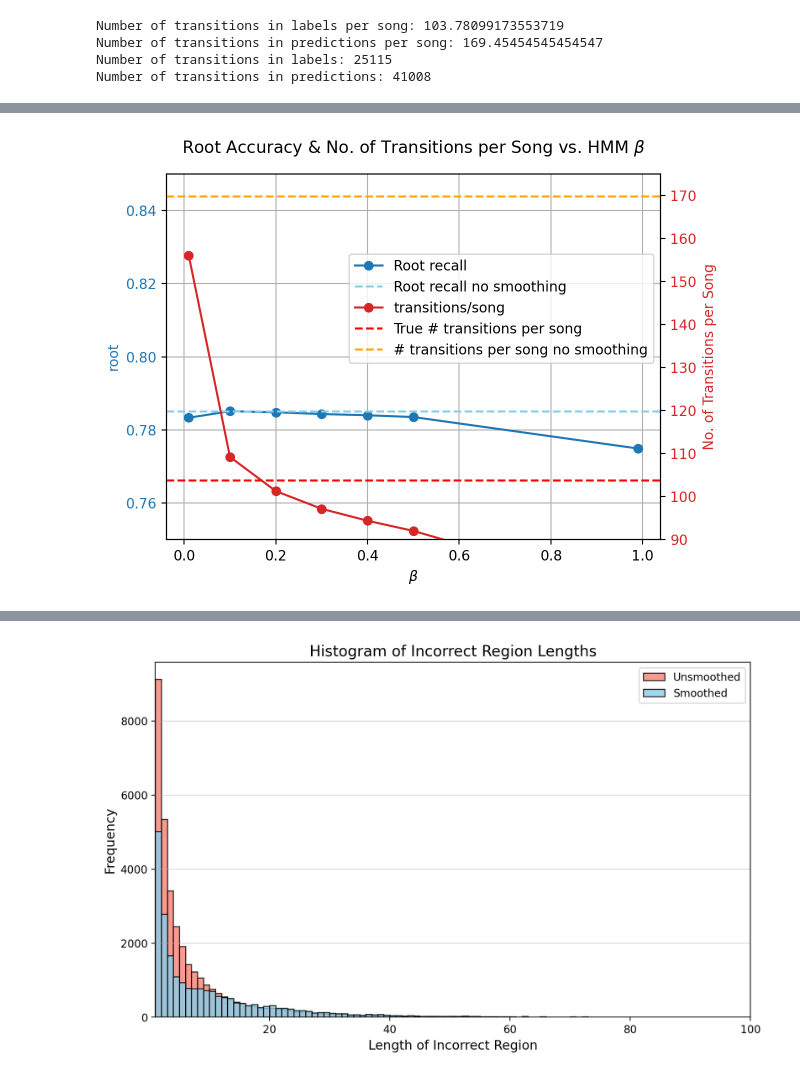
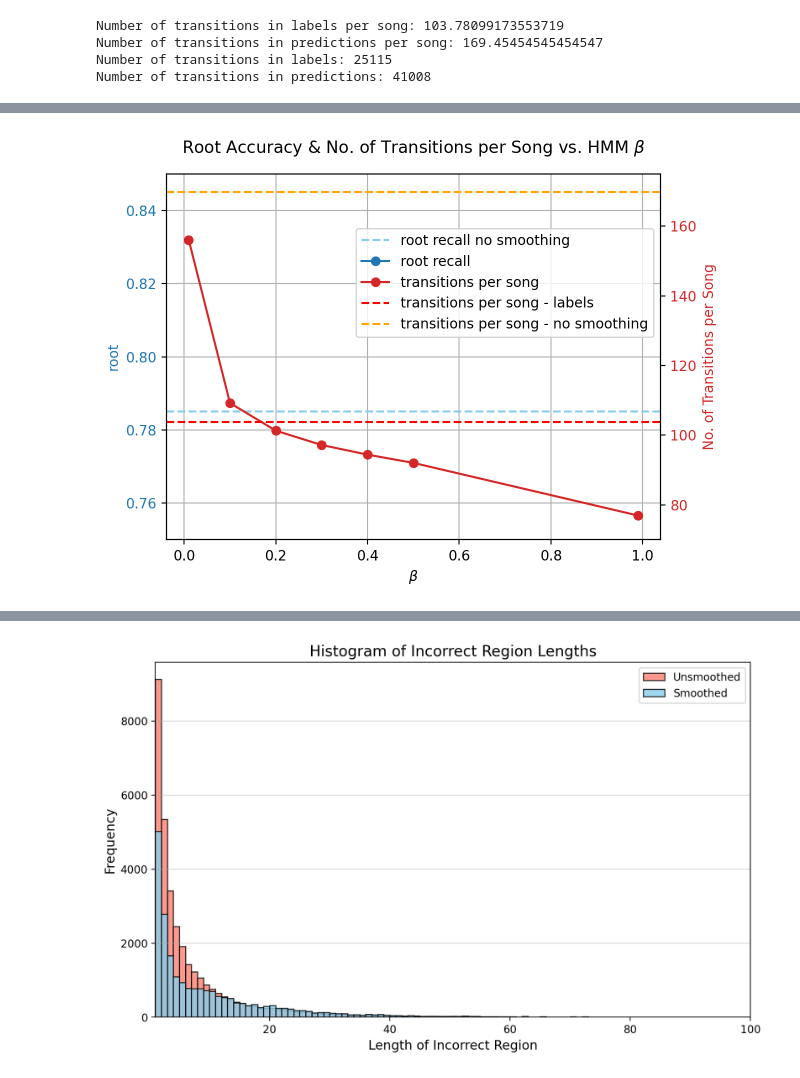
Before and after one commit to PierreRL/AutomaticChordRecognition, a Jupyter notebook: notebooks/experiments/6. HMM Smoothing.ipynb, the cells around one changed output, grey strips where cells are left out. Cells and saved outputs as stored; diff of their text form; code cells hidden in the pictures.

```diff
--- a/notebooks/experiments/6. HMM Smoothing.ipynb
+++ b/notebooks/experiments/6. HMM Smoothing.ipynb
@@ -62,7 +61,7 @@ def get_incorrect_region_metrics(pred_classes, labels):
         preds = pred_classes[idx]
         label = labels[idx]
 
-        correctness = (preds == label).long().numpy()
+        correctness = (preds == label).astype(int)  # 1 for correct, 0 for incorrect
         incorrect_mask = correctness == 0
 
 
@@ -127,7 +125,7 @@ model.to('cpu')
 all_preds = [] # List of all predictions, size (N, F, V)
 all_labels = [] # List of all labels, size (N, F)
 for idx in tqdm(range(len(dataset))):
-    cqt, labels = dataset[idx]
+    cqt, _, labels = dataset[idx]
     preds = model(cqt.unsqueeze(0))
     all_preds.append(preds.squeeze(0).detach().numpy())
     all_labels.append(labels.numpy())
@@ -149,7 +147,7 @@ Number of transitions in predictions: 41008
 from src.models.hmm_smoother import HMMSmoother
 
 alphas = [0.01, 0.1, 0.2, 0.3, 0.4, 0.5, 0.99]
-results = []
+results_smoothness = []
 for alpha in alphas:
     smoother = HMMSmoother(num_classes=model.num_classes, alpha=alpha)
     all_preds_smoothed = []
@@ -158,12 +156,12 @@ for alpha in alphas:
         smoothed = smoother(p, device='cpu').squeeze(0)
         all_preds_smoothed.append(smoothed.detach())
 
-    pred_classes = [p.argmax(dim=1) for p in all_preds_smoothed]
+    pred_classes = [p.argmax(dim=1).detach().numpy() for p in all_preds_smoothed]
 
     metrics = get_incorrect_region_metrics(pred_classes, all_labels)
     number_of_transitions = sum([get_number_of_transitions(p) for p in pred_classes])
 
-    results.append({
+    results_smoothness.append({
         'alpha': alpha,
         'percent_single_frame_regions': metrics['percent_single_frame_regions'],
         'percent_incorrect_with_different_neighbors': metrics['percent_incorrect_with_different_neighbors'],
@@ -171,7 +169,7 @@ for alpha in alphas:
         'number_of_transitions_per_song': number_of_transitions / len(dataset)
     })
 # %%
-df_smoothness = pd.DataFrame(results)
+df_smoothness = pd.DataFrame(results_smoothness)
 df_smoothness
 # %% [output]
 |  | alpha | percent_single_frame_regions | percent_incorrect_with_different_... | number_of_transitions | number_of_transitions_per_song |
@@ -189,42 +187,43 @@ df_merged = pd.merge(df, df_smoothness, on='alpha')
 # Create the plot
 fig, ax1 = plt.subplots()
 
+# Add horizontal line at 0.785 # Root accuracy
+ax1.axhline(y=0.785, color='skyblue', linestyle='--', label='root recall no smoothing')
+
 # Left y-axis: root
 color = 'tab:blue'
 ax1.set_xlabel('$\\beta$')
 ax1.set_ylabel('root', color=color)
-ax1.plot(df_merged['alpha'], df_merged['root'], color=color, marker='o', label='Root recall')
+ax1.plot(df_merged['alpha'], df_merged['root'], color=color, marker='o', label='root recall')
 ax1.set_ylim([0.75, 0.85])
 ax1.tick_params(axis='y', labelcolor=color)
 
 # Right y-axis: number_of_transitions_per_song
 ax2 = ax1.twinx()
 color = 'tab:red'
 ax2.set_ylabel('No. of Transitions per Song', color=color)
-ax2.plot(df_merged['alpha'], df_merged['number_of_transitions_per_song'], color=color, marker='o', label='transitions/song')
+ax2.plot(df_merged['alpha'], df_merged['number_of_transitions_per_song'], color=color, marker='o', label='transitions per song')
 ax2.tick_params(axis='y', labelcolor=color)
-ax2.set_ylim([90, 175])
+ax2.set_ylim([70, 175])
 
 # Optional: title and grid
 plt.title('Root Accuracy & No. of Transitions per Song vs. HMM $\\beta$', pad=15)
 ax1.grid(True)
 
 # Add horizontal line at 103.78 # Number of transitions in labels
-plt.axhline(y=103.78, color='r', linestyle='--', label='True # transitions per song')
-plt.axhline(y=169.78, color='orange', linestyle='--', label='# transitions per song no smoothing')
+plt.axhline(y=103.78, color='r', linestyle='--', label='transitions per song - labels')
+plt.axhline(y=169.78, color='orange', linestyle='--', label='transitions per song - no smoothing')
 
-# Add horizontal line at 0.785 # Root accuracy
-ax1.axhline(y=0.785, color='skyblue', linestyle='--', label='Root recall no smoothing')
 
 # Add legend joining both axes
 lines, labels = ax1.get_legend_handles_labels()
 lines2, labels2 = ax2.get_legend_handles_labels()
 # Nudge the legend down a bit from top right
-ax2.legend(lines + lines2, labels + labels2, loc='upper right', bbox_to_anchor=(1, 0.8))
+ax2.legend(lines + lines2, labels + labels2, loc='upper right', bbox_to_anchor=(1, 0.87))
 
 
 plt.tight_layout()
 plt.savefig('./thesis/figures/hmm_beta_vs_root_transitions.png', dpi=200, bbox_inches='tight')
 plt.show()
 # %% [output]
-[figure, old version]
+[figure, new version]
```
Also changed, not shown: parts of 4 cells of this notebook, 16 other files.
